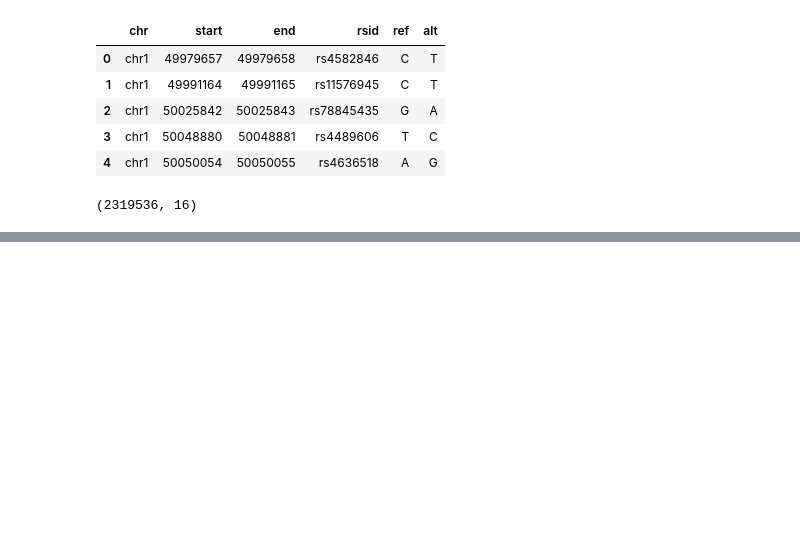
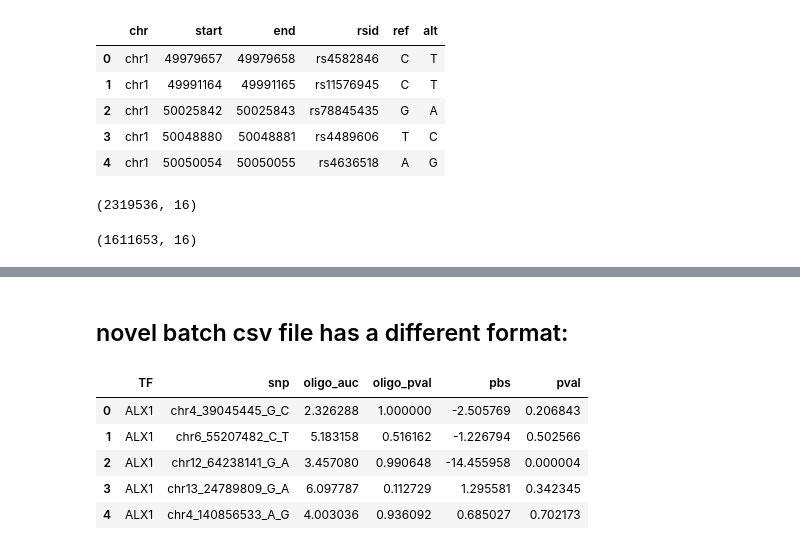
Before and after one commit to IGVF-DACC/igvf-catalog, a Jupyter notebook: data/data_loading_support_files/GVATdb/GVATdb_preprocess.ipynb, the cells around one changed output, grey strips where cells are left out. Drawn from its saved outputs; the diff is of its cells as text; code cells hidden in the pictures; blank space fills up the shorter version.

```diff
--- a/data/data_loading_support_files/GVATdb/GVATdb_preprocess.ipynb
+++ b/data/data_loading_support_files/GVATdb/GVATdb_preprocess.ipynb
@@ -245 +267,5 @@ df_merged.shape
+# %%
+df_merged_uniq.shape
+# %% [output]
+(1611653, 16)
 # %%
@@ -255,0 +282,13 @@ df_merged.to_csv('GVATdb_hg38.csv', index=False)
+# %% [markdown]
+## novel batch csv file has a different format:
+# %%
+df = pd.read_csv('GVATdb.novel_batch.csv')
+# %%
+df.head()
+# %% [output]
+|  | TF | snp | oligo_auc | oligo_pval | pbs | pval |
+| 0 | ALX1 | chr4_39045445_G_C | 2.326288 | 1.000000 | -2.505769 | 0.206843 |
+| 1 | ALX1 | chr6_55207482_C_T | 5.183158 | 0.516162 | -1.226794 | 0.502566 |
+| 2 | ALX1 | chr12_64238141_G_A | 3.457080 | 0.990648 | -14.455958 | 0.000004 |
+| 3 | ALX1 | chr13_24789809_G_A | 6.097787 | 0.112729 | 1.295581 | 0.342345 |
+| 4 | ALX1 | chr4_140856533_A_G | 4.003036 | 0.936092 | 0.685027 | 0.702173 |
```
Also changed, not shown: parts of 22 cells of this notebook.
